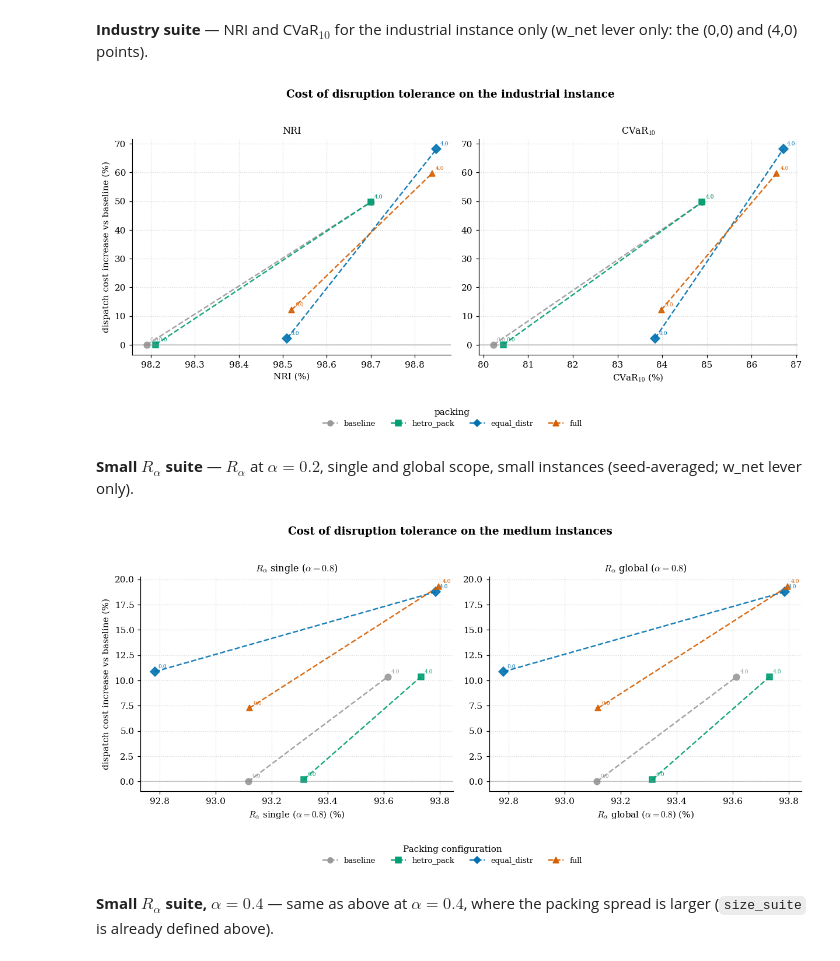
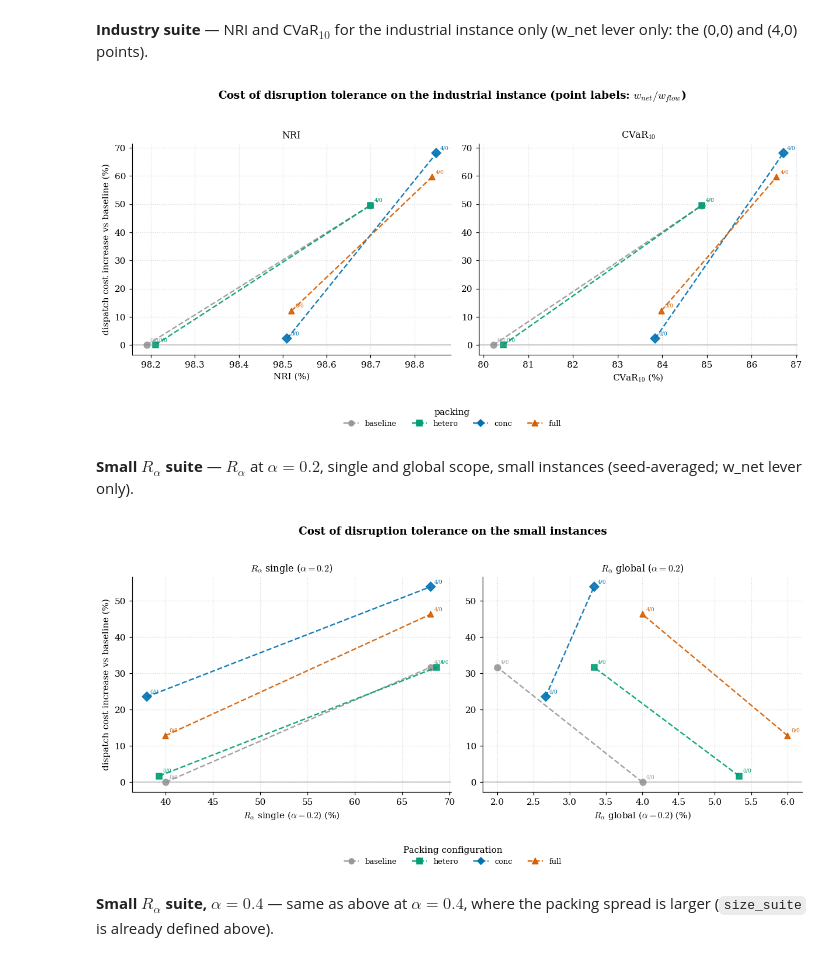
Before and after one commit to RacquelNinaDennison/MultiNetworkBatchingUsingASP, a Jupyter notebook: src/multibatch/experiments/milp_resilience/report_figures_tables.ipynb, the cells around one changed output. Cells and saved outputs as stored; diff of their text form; code cells hidden in the pictures.

```diff
--- a/src/multibatch/experiments/milp_resilience/report_figures_tables.ipynb
+++ b/src/multibatch/experiments/milp_resilience/report_figures_tables.ipynb
@@ -42,7 +42,8 @@ plt.rcParams.update({
 })
 CFG_COLOR = {"baseline": "#999999", "hetero_w8": "#009E73",
              "conc_w8": "#0072B2", "full_w8_8": "#D55E00"}
-CFG_LABEL = {"baseline": "baseline", "hetero_w8": "hetro_pack", "conc_w8": "equal_distr", "full_w8_8": "full"}
+CFG_LABEL = {"baseline": "baseline", "hetero_w8": "hetero",
+             "conc_w8": "conc", "full_w8_8": "full"}
 CFG_ORDER = ["baseline", "hetero_w8", "conc_w8", "full_w8_8"]
 SOLVER_COLOR = {"milp": "#0072B2", "asp": "#E69F00"}
 C = CFG_COLOR; CONFIG_COLOR = CFG_COLOR; CONFIG_ORDER = CFG_ORDER   # aliases used by figure code
@@ -57,7 +58,7 @@ def inst_order(insts):
     return sorted(insts, key=lambda s: (not s.startswith("industry"), s))
 def _wtag(wn, wf):
     f = lambda v: "0" if v == 0 else f"{int(v)}"
-    return f"{wn}"
+    return f"{f(wn)}/{f(wf)}"
 
 # saving is replaced by inline display
 def save(fig, name): plt.show()
@@ -859,7 +860,7 @@ def single_instance_suite(d, metrics, stem, instance="industry_test_1"):
                loc="upper center", bbox_to_anchor=(0.5, 0.045))
     name = "industrial" if instance.startswith("industry") else instance
     fig.suptitle(f"Cost of disruption tolerance on the {name} instance "
-                , fontweight="bold")
+                 "(point labels: $w_{net}/w_{flow}$)", fontweight="bold")
     fig.tight_layout(rect=(0, 0.07, 1, 0.96))
     _save(fig, stem)
 
@@ -868,7 +869,7 @@ DI = DTD[DTD.lambda_flow == 0]
 single_instance_suite(DI, [("nri", "NRI"), ("cov_cvar10", r"CVaR$_{10}$")],
                       "tradeoff_industry_nri_cvar")
 # %% [output]
-[figure, old version]
+[figure, new version]
 # %% [markdown]
 **Small $R_\alpha$ suite** — $R_\alpha$ at $\alpha{=}0.2$, single and global scope, small instances (seed-averaged; w_net lever only).
 # %%
@@ -881,40 +882,40 @@ def size_suite(d, size, metrics, stem):
             & (g0.config == "baseline")]["s2_dispatch_cost"].mean()
     fig, axes = plt.subplots(1, len(metrics), figsize=(5.6 * len(metrics), 5.2), squeeze=False)
     axes = axes[0]
     for ax, (col, lab) in zip(axes, metrics):
         for cfg in CFG_ORDER:
             g = (g0[g0.config == cfg]
                  .groupby(["lambda_net", "lambda_flow"])
                  .agg(m=(col, "mean"), cost=("s2_dispatch_cost", "mean"))
                  .reset_index().sort_values("cost"))
             if g.empty:
                 continue
             xv, yv = g["m"] * 100, (g["cost"] - c0) / c0 * 100
             ax.plot(xv, yv, MARKERS[cfg] + "--", lw=1.6, ms=7, alpha=0.9,
                     color=CFG_COLOR[cfg], label=CFG_LABEL[cfg])
             for wn, wf, x, y in zip(g.lambda_net, g.lambda_flow, xv, yv):
                 ax.annotate(_wtag(wn, wf), (x, y), textcoords="offset points",
                             xytext=(4, 4), fontsize=6, color=CFG_COLOR[cfg])
         ax.axhline(0, color="gray", lw=1, alpha=0.5)
         ax.set_title(lab); ax.set_xlabel(lab + " (%)"); ax.grid(True, ls=":", alpha=0.5)
     axes[0].set_ylabel("dispatch cost increase vs baseline (%)")
     handles = [Line2D([], [], marker=MARKERS[c], ls="--", color=CFG_COLOR[c],
                       label=CFG_LABEL[c]) for c in CFG_ORDER]
     fig.legend(handles=handles, title="Packing configuration", ncol=4,
                loc="upper center", bbox_to_anchor=(0.5, 0.045))
-    fig.suptitle(f"Cost of disruption tolerance on the {size} instances "
-                , fontweight="bold")
+    fig.suptitle(f"Cost of disruption tolerance on the {size} instances",
+                 fontweight="bold")
     fig.tight_layout(rect=(0, 0.07, 1, 0.96))
     _save(fig, stem)
 
 # small instances, w_net lever only (lambda_flow == 0)
 DS = DTD[DTD.lambda_flow == 0]
-size_suite(DS, "medium",
-           [("nri_alpha_single_0.8", r"$R_\alpha$ single ($\alpha{=}0.8$)"),
-            ("nri_alpha_single_0.8", r"$R_\alpha$ global ($\alpha{=}0.8$)")],
-           "tradeoff_small_ralpha06")
+size_suite(DS, "small",
+           [("r_alpha_single_0.2", r"$R_\alpha$ single ($\alpha{=}0.2$)"),
+            ("r_alpha_global_0.2", r"$R_\alpha$ global ($\alpha{=}0.2$)")],
+           "tradeoff_small_ralpha02")
 # %% [output]
-[figure, old version]
+[figure, new version]
 # %% [markdown]
 **Small $R_\alpha$ suite, $\alpha{=}0.4$** — same as above at $\alpha{=}0.4$, where the packing spread is larger (`size_suite` is already defined above).
 # %%
```
Also changed, not shown: parts of 10 cells of this notebook, 24 other files.
